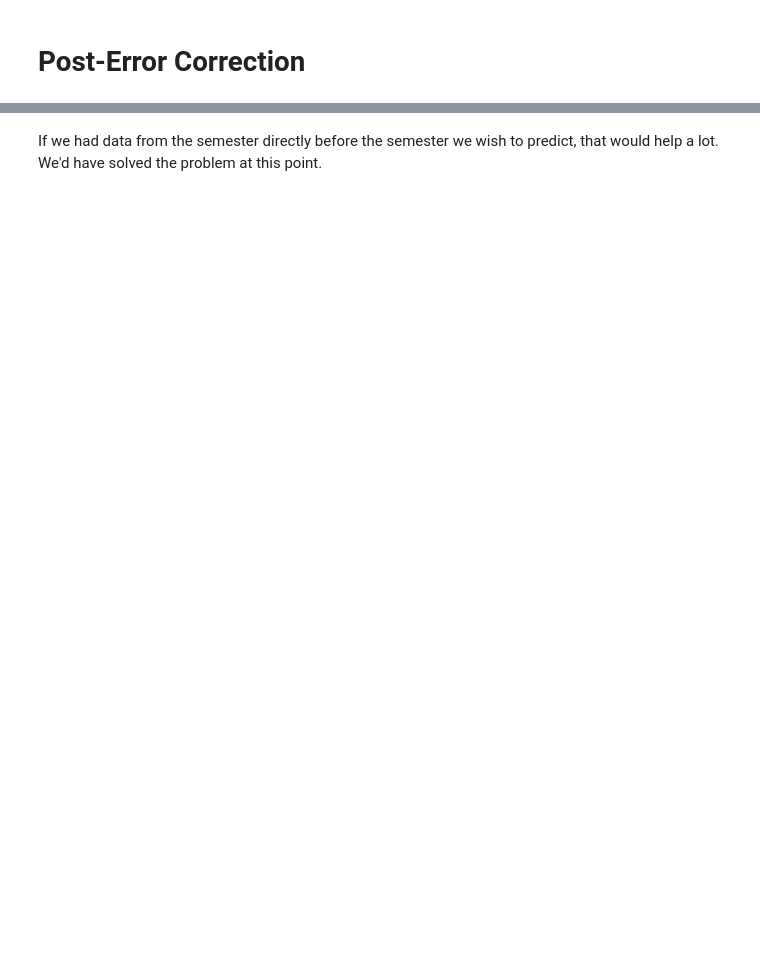
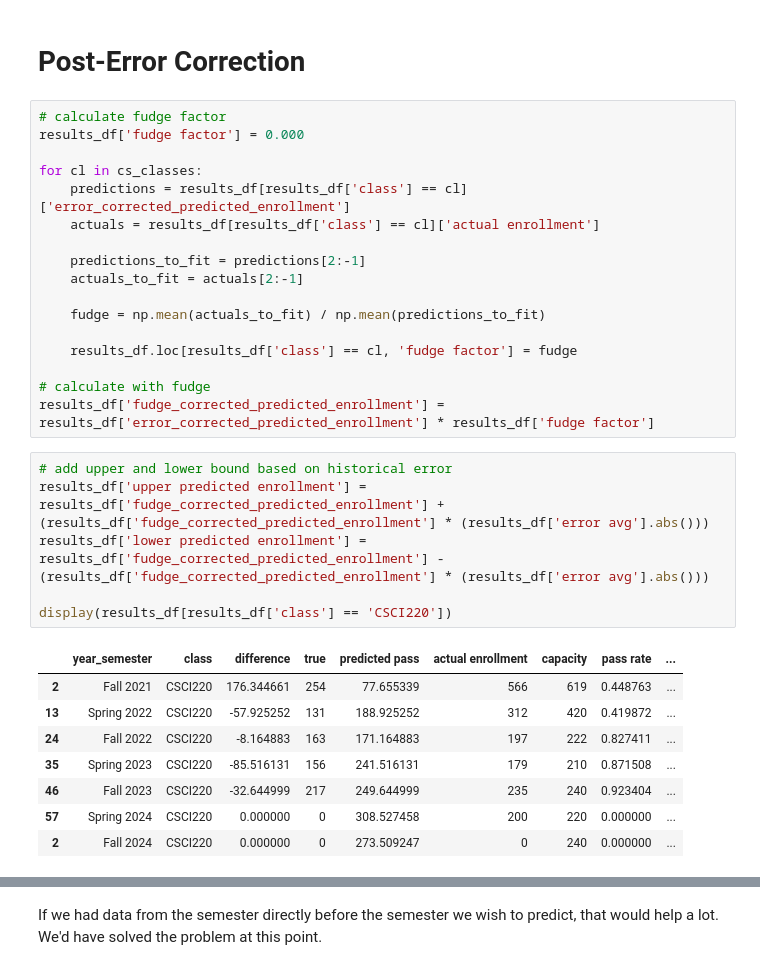
Before and after one commit to ifrycolorado/Enrollment_Project, a Jupyter notebook: src/state_estimator.ipynb, the cells around one changed output, grey strips where cells are left out. Saved outputs shown, nothing was run; the diff lists cells and outputs as text; blank space fills up the shorter version.

```diff
--- a/src/state_estimator.ipynb
+++ b/src/state_estimator.ipynb
@@ -494,2 +527,34 @@ plt.show()
 # %% [markdown]
 # Post-Error Correction
+# %%
+# calculate fudge factor
+results_df['fudge factor'] = 0.000
+
+for cl in cs_classes:
+    predictions = results_df[results_df['class'] == cl]['error_corrected_predicted_enrollment']
+    actuals = results_df[results_df['class'] == cl]['actual enrollment']
+
+    predictions_to_fit = predictions[2:-1]
+    actuals_to_fit = actuals[2:-1]
+
+    fudge = np.mean(actuals_to_fit) / np.mean(predictions_to_fit)
+
+    results_df.loc[results_df['class'] == cl, 'fudge factor'] = fudge
+
+# calculate with fudge
+results_df['fudge_corrected_predicted_enrollment'] = results_df['error_corrected_predicted_enrollment'] * results_df['fudge factor']
+# %%
+# add upper and lower bound based on historical error
+results_df['upper predicted enrollment'] = results_df['fudge_corrected_predicted_enrollment'] + (results_df['fudge_corrected_predicted_enrollment'] * (results_df['error avg'].abs()))
+results_df['lower predicted enrollment'] = results_df['fudge_corrected_predicted_enrollment'] - (results_df['fudge_corrected_predicted_enrollment'] * (results_df['error avg'].abs()))
+
+display(results_df[results_df['class'] == 'CSCI220'])
+# %% [output]
+|  | year_semester | class | difference | true | predicted pass | actual enrollment | capacity | pass rate | ... |
+| 2 | Fall 2021 | CSCI220 | 176.344661 | 254 | 77.655339 | 566 | 619 | 0.448763 | ... |
+| 13 | Spring 2022 | CSCI220 | -57.925252 | 131 | 188.925252 | 312 | 420 | 0.419872 | ... |
+| 24 | Fall 2022 | CSCI220 | -8.164883 | 163 | 171.164883 | 197 | 222 | 0.827411 | ... |
+| 35 | Spring 2023 | CSCI220 | -85.516131 | 156 | 241.516131 | 179 | 210 | 0.871508 | ... |
+| 46 | Fall 2023 | CSCI220 | -32.644999 | 217 | 249.644999 | 235 | 240 | 0.923404 | ... |
+| 57 | Spring 2024 | CSCI220 | 0.000000 | 0 | 308.527458 | 200 | 220 | 0.000000 | ... |
+| 2 | Fall 2024 | CSCI220 | 0.000000 | 0 | 273.509247 | 0 | 240 | 0.000000 | ... |
```
Also changed, not shown: parts of 19 cells of this notebook, 1 other file.
